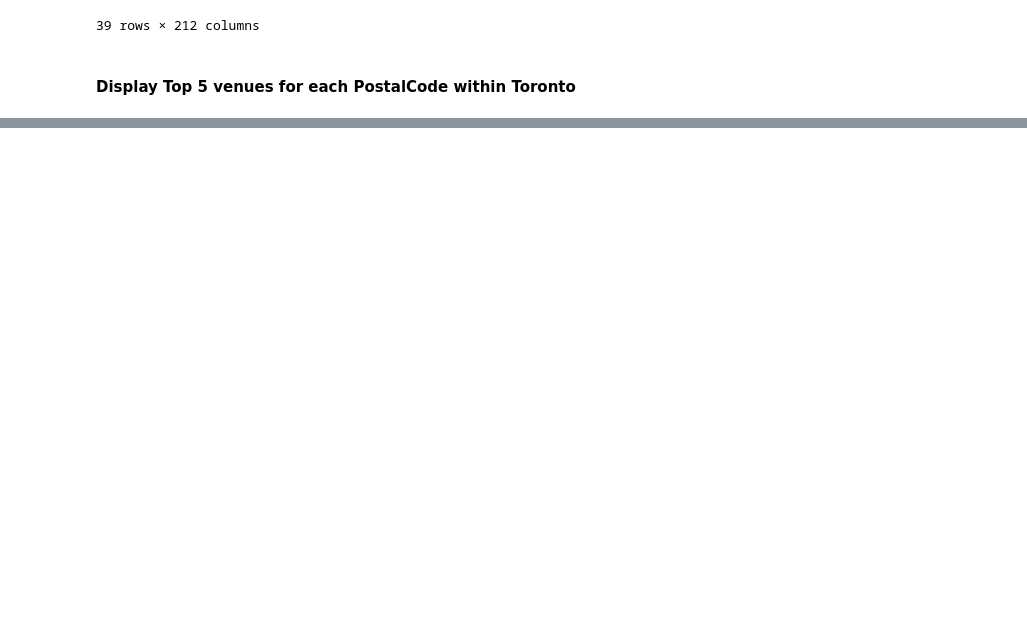
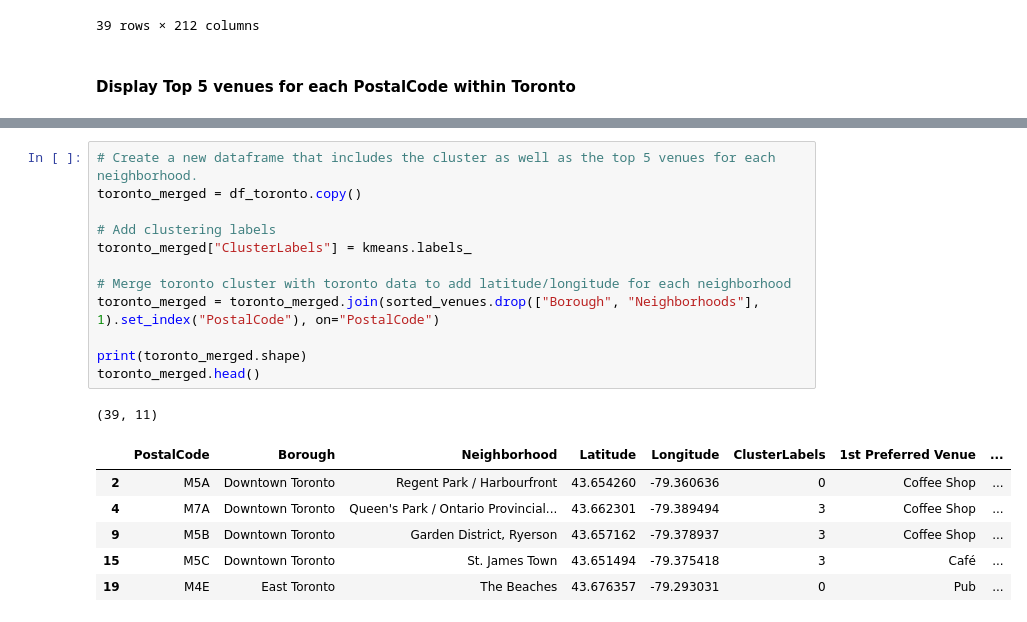
Before and after one commit to swagat070291/coursera-capstone-project, a Jupyter notebook: Segmenting and Clustering Neighborhoods in Toronto.ipynb, the cells around one changed output, grey strips where cells are left out. Saved outputs shown, nothing was run; the diff lists cells and outputs as text; blank space fills up the shorter version.

```diff
--- a/Segmenting and Clustering Neighborhoods in Toronto.ipynb
+++ b/Segmenting and Clustering Neighborhoods in Toronto.ipynb
@@ -457,0 +476,20 @@ sorted_venues
+# %%
+# Create a new dataframe that includes the cluster as well as the top 5 venues for each neighborhood.
+toronto_merged = df_toronto.copy()
+
+# Add clustering labels
+toronto_merged["ClusterLabels"] = kmeans.labels_
+
+# Merge toronto cluster with toronto data to add latitude/longitude for each neighborhood
+toronto_merged = toronto_merged.join(sorted_venues.drop(["Borough", "Neighborhoods"], 1).set_index("PostalCode"), on="PostalCode")
+
+print(toronto_merged.shape)
+toronto_merged.head()
+# %% [output]
+(39, 11)
+|  | PostalCode | Borough | Neighborhood | Latitude | Longitude | ClusterLabels | 1st Preferred Venue | ... |
+| 2 | M5A | Downtown Toronto | Regent Park / Harbourfront | 43.654260 | -79.360636 | 0 | Coffee Shop | ... |
+| 4 | M7A | Downtown Toronto | Queen's Park / Ontario Provincial... | 43.662301 | -79.389494 | 3 | Coffee Shop | ... |
+| 9 | M5B | Downtown Toronto | Garden District, Ryerson | 43.657162 | -79.378937 | 3 | Coffee Shop | ... |
+| 15 | M5C | Downtown Toronto | St. James Town | 43.651494 | -79.375418 | 3 | Café | ... |
+| 19 | M4E | East Toronto | The Beaches | 43.676357 | -79.293031 | 0 | Pub | ... |
```
Also changed, not shown: parts of 6 cells of this notebook.
